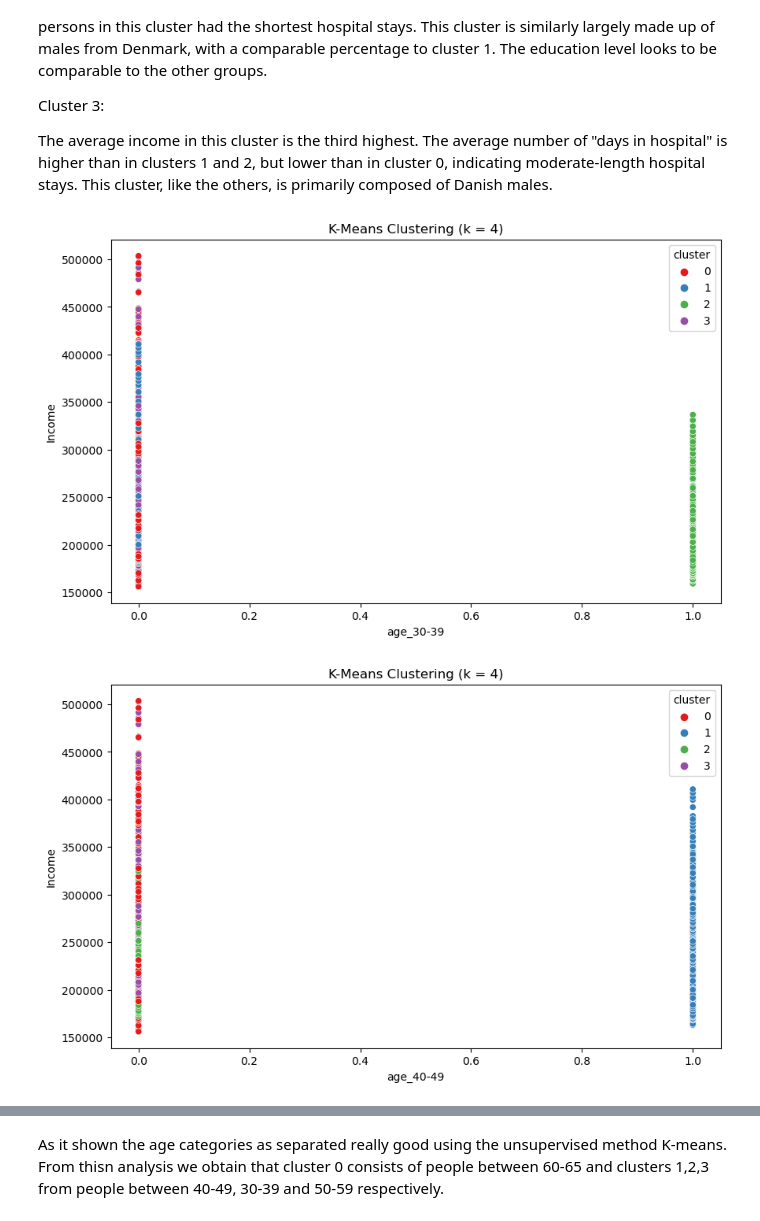
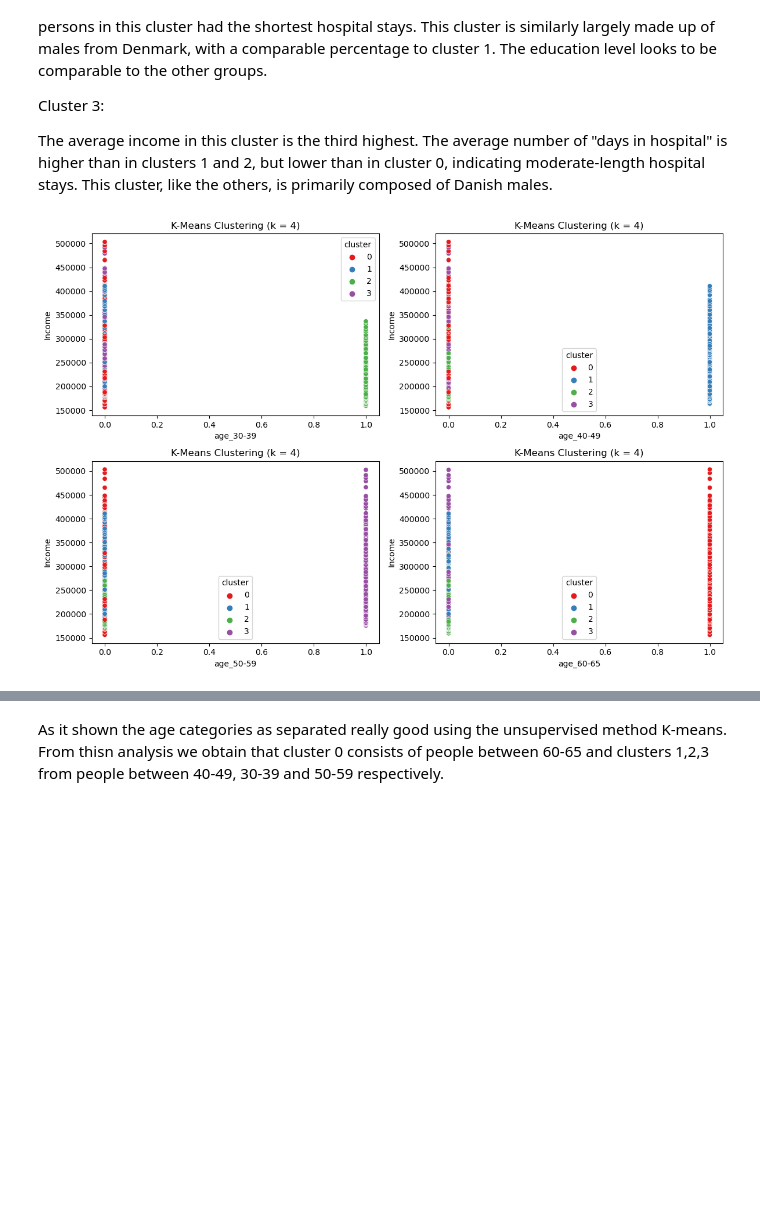
Before and after one commit to vivivaradi/socialdata2023, a Jupyter notebook: assignments/Explainer Notebook.ipynb, the cells around one changed output, grey strips where cells are left out. Drawn from its saved outputs; the diff is of its cells as text; code cells hidden in the pictures; blank space fills up the shorter version.

```diff
--- a/assignments/Explainer Notebook.ipynb
+++ b/assignments/Explainer Notebook.ipynb
@@ -360,15 +360,30 @@ This cluster, like the others, is primarily composed of Danish males.
 # %%
 # Create a list of age group column names to loop through
 age_cols = ['age_30-39', 'age_40-49', 'age_50-59', 'age_60-65']
 
+# Define the dimensions of the subplot grid
+n = len(age_cols)
+ncols = 2
+nrows = n // ncols if n % ncols == 0 else n // ncols + 1
+
+# Create a figure and axes objects for the subplot grid
+fig, axs = plt.subplots(nrows, ncols, figsize=(12, nrows*4))
+
 # Loop through the age group columns and create scatter plots for each one
-for age_col in age_cols:
-    plt.figure(figsize=(10, 6))
-    sns.scatterplot(x=age_col, y='income', hue='cluster', data=df_cluster, palette='Set1')
-    plt.xlabel(age_col)
-    plt.ylabel('Income')
-    plt.title('K-Means Clustering (k = {})'.format(k))
-    plt.show()
+for i, age_col in enumerate(age_cols):
+    ax = axs[i//ncols, i%ncols]
+    sns.scatterplot(x=age_col, y='income', hue='cluster', data=df_cluster, palette='Set1', ax=ax)
+    ax.set_xlabel(age_col)
+    ax.set_ylabel('Income')
+    ax.set_title('K-Means Clustering (k = {})'.format(k))
+
+# Remove unused subplots
+if n % ncols != 0:
+    for j in range(i+1, nrows*ncols):
+        fig.delaxes(axs[j//ncols, j%ncols])
+
+# Show the plots
+plt.tight_layout()
+plt.show()
 # %% [output]
-[figure, old version]
+[figure, new version]
-[figure, removed]
```
Also changed, not shown: parts of 2 cells of this notebook, 7 other files.
